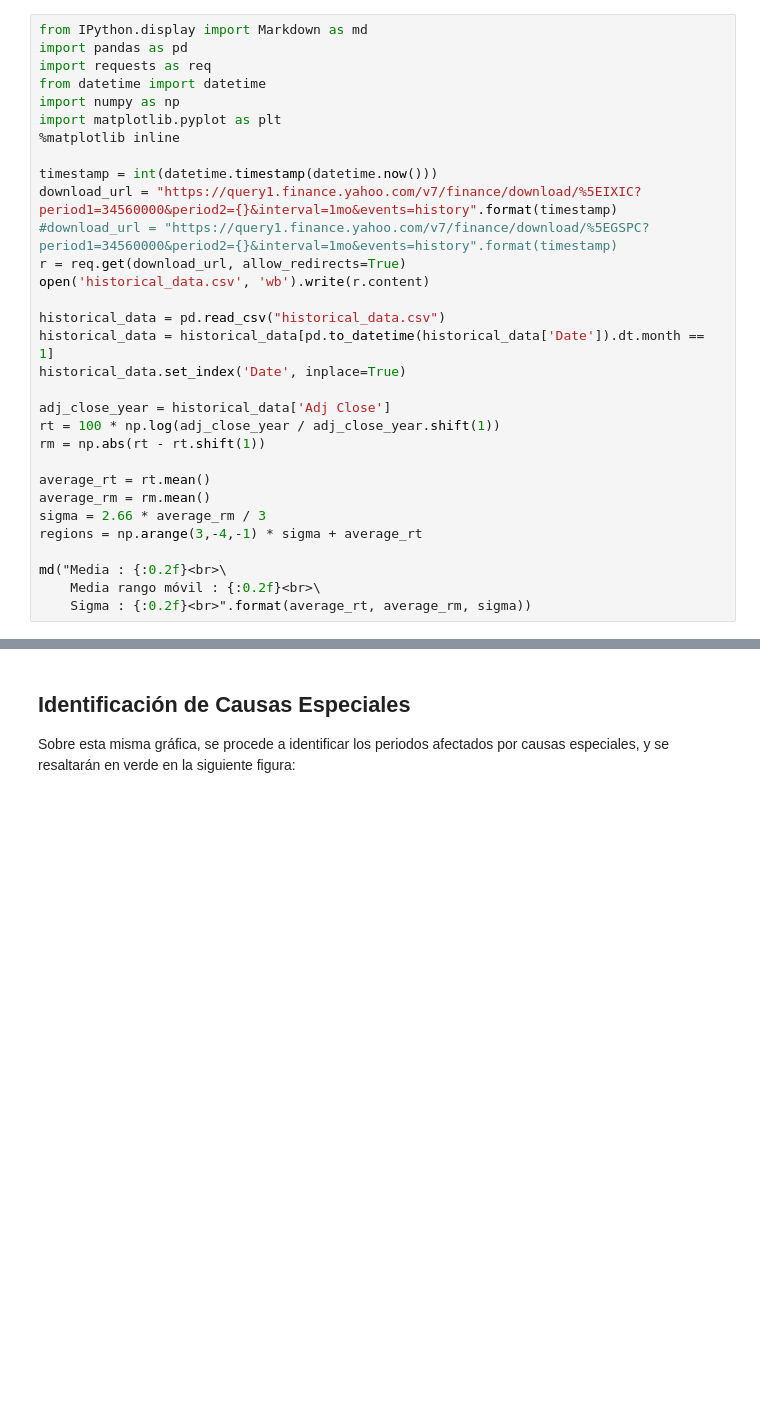
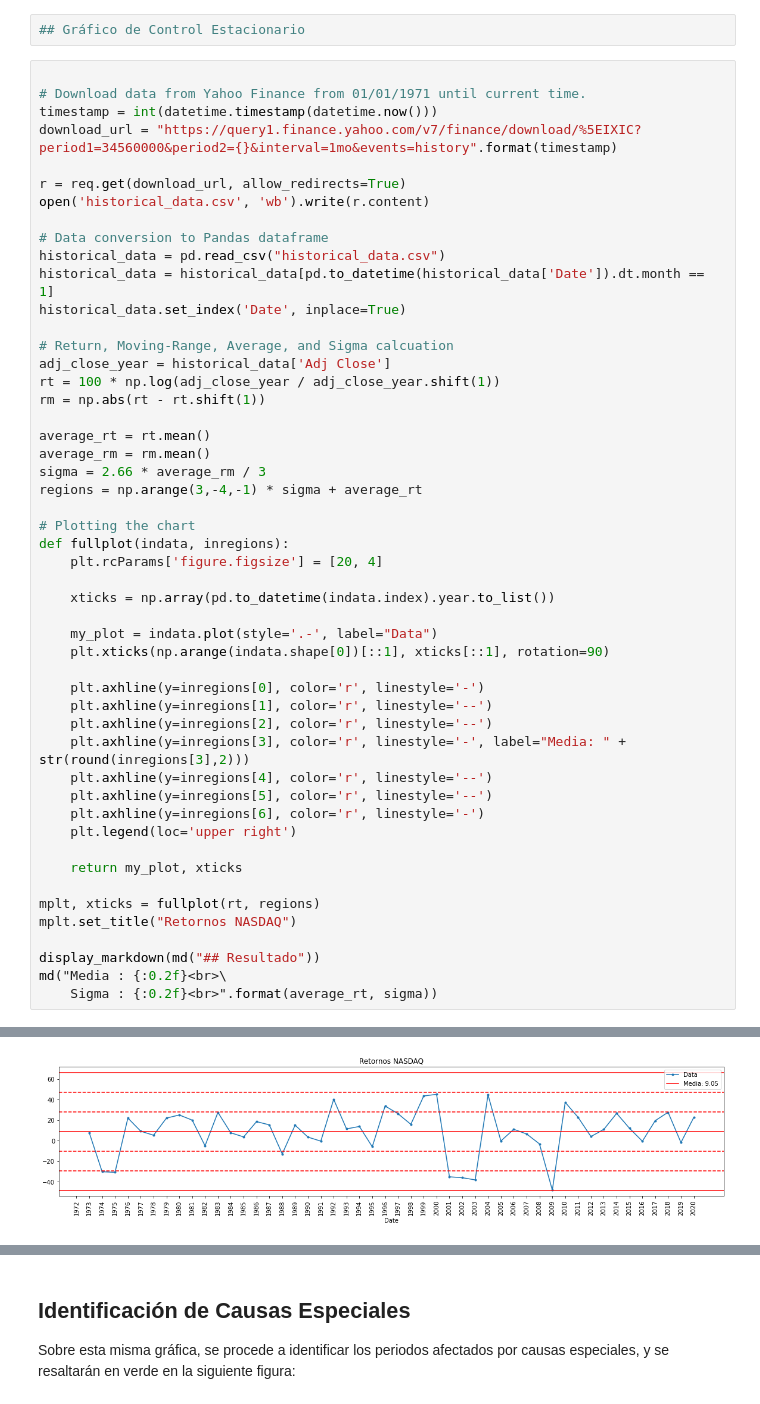
Before and after one commit to babilonio/shewhart, a Jupyter notebook: schewhart.ipynb, the cells around one changed output, grey strips where cells are left out. Saved outputs shown, nothing was run; the diff lists cells and outputs as text; blank space fills up the shorter version.

```diff
--- a/schewhart.ipynb
+++ b/schewhart.ipynb
@@ -12,22 +26,20 @@ Se presenta a continuación, un análisis de las tasas de retorno del índice NA
+# %%
+## Gráfico de Control Estacionario
 # %%
-from IPython.display import Markdown as md
-import pandas as pd
-import requests as req
-from datetime import datetime
-import numpy as np
-import matplotlib.pyplot as plt
-%matplotlib inline
 
+# Download data from Yahoo Finance from 01/01/1971 until current time.
 timestamp = int(datetime.timestamp(datetime.now()))
 download_url = "https://query1.finance.yahoo.com/v7/finance/download/%5EIXIC?period1=34560000&period2={}&interval=1mo&events=history".format(timestamp)
-#download_url = "https://query1.finance.yahoo.com/v7/finance/download/%5EGSPC?period1=34560000&period2={}&interval=1mo&events=history".format(timestamp)
+
 r = req.get(download_url, allow_redirects=True)
 open('historical_data.csv', 'wb').write(r.content)
 
+# Data conversion to Pandas dataframe
 historical_data = pd.read_csv("historical_data.csv")
 historical_data = historical_data[pd.to_datetime(historical_data['Date']).dt.month == 1]
 historical_data.set_index('Date', inplace=True)
 
+# Return, Moving-Range, Average, and Sigma calcuation
 adj_close_year = historical_data['Adj Close']
 rt = 100 * np.log(adj_close_year / adj_close_year.shift(1))
 rm = np.abs(rt - rt.shift(1))
@@ -37,7 +49,30 @@ average_rm = rm.mean()
 sigma = 2.66 * average_rm / 3
 regions = np.arange(3,-4,-1) * sigma + average_rt
 
+# Plotting the chart
+def fullplot(indata, inregions):
+    plt.rcParams['figure.figsize'] = [20, 4]
+
+    xticks = np.array(pd.to_datetime(indata.index).year.to_list())
+
+    my_plot = indata.plot(style='.-', label="Data")
+    plt.xticks(np.arange(indata.shape[0])[::1], xticks[::1], rotation=90)
+
+    plt.axhline(y=inregions[0], color='r', linestyle='-')
+    plt.axhline(y=inregions[1], color='r', linestyle='--')
+    plt.axhline(y=inregions[2], color='r', linestyle='--')
+    plt.axhline(y=inregions[3], color='r', linestyle='-', label="Media: " + str(round(inregions[3],2)))
+    plt.axhline(y=inregions[4], color='r', linestyle='--')
+    plt.axhline(y=inregions[5], color='r', linestyle='--')
+    plt.axhline(y=inregions[6], color='r', linestyle='-')
+    plt.legend(loc='upper right')
+
+    return my_plot, xticks
+
+mplt, xticks = fullplot(rt, regions)
+mplt.set_title("Retornos NASDAQ")
+
+display_markdown(md("## Resultado"))
 md("Media : {:0.2f}<br>\
-    Media rango móvil : {:0.2f}<br>\
-    Sigma : {:0.2f}<br>".format(average_rt, average_rm, sigma))
+    Sigma : {:0.2f}<br>".format(average_rt, sigma))
 # %% [output]
@@ -44,0 +81 @@ Media : 9.05<br>    Media rango móvil : 21.61<br>    Sigma : 19.16<br>
+[figure, added]
```
Also changed, not shown: parts of 16 cells of this notebook.
